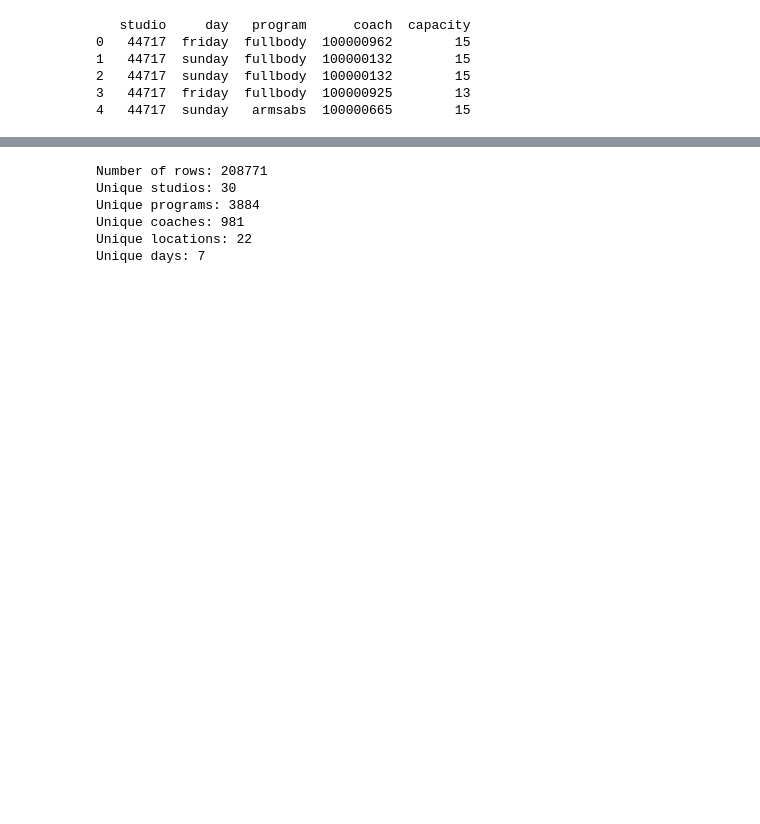
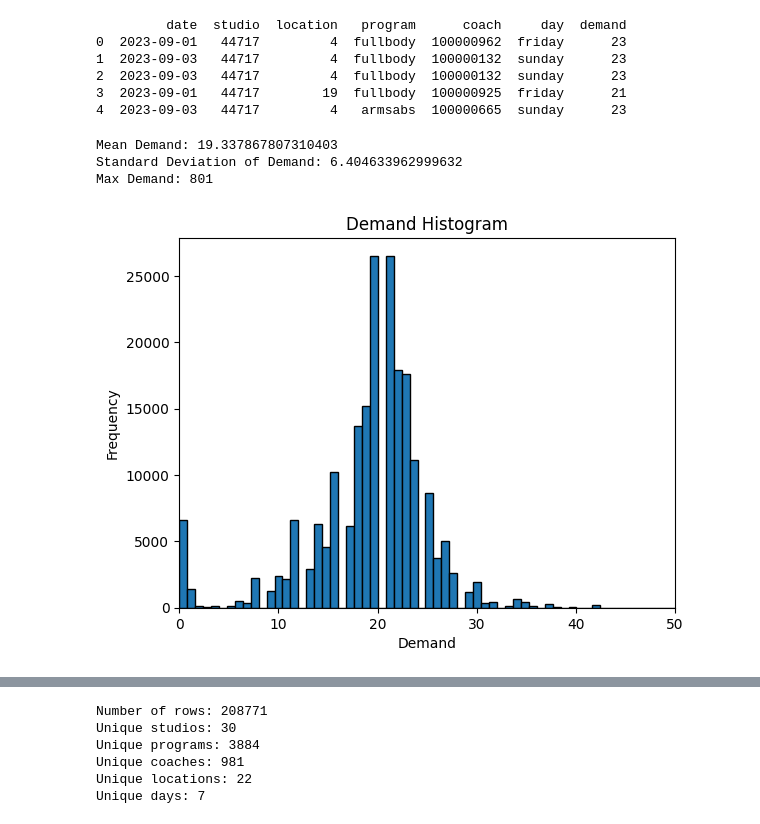
Before and after one commit to worldzhy/scheduling, a Jupyter notebook: src/preprocessing/capacity.ipynb, the cells around one changed output, grey strips where cells are left out. Saved outputs shown, nothing was run; the diff lists cells and outputs as text; code cells hidden in the pictures; blank space fills up the shorter version.

Commit message:
data exploration

```diff
--- a/src/preprocessing/capacity.ipynb
+++ b/src/preprocessing/capacity.ipynb
@@ -4,10 +5,11 @@ import pandas as pd
 # %%
 # Read data
-data = pd.read_csv('../../data/raw/tblclasses.csv', usecols=['LOCATIONID', 'CLASSID', 'STUDIOID', 'CLASSTRAINERID', 'CLASSCAPACITY', 'DAYSUNDAY', 'DAYMONDAY', 'DAYTUESDAY', 'DAYWEDNESDAY', 'DAYTHURSDAY', 'DAYFRIDAY', 'DAYSATURDAY'])
+data = pd.read_csv('../../data/raw/tblclasses.csv', usecols=['CLASSDATESTART', 'LOCATIONID', 'CLASSID', 'STUDIOID', 'CLASSTRAINERID', 'CLASSCAPACITY', 'WAITLISTSIZE', 'DAYSUNDAY', 'DAYMONDAY', 'DAYTUESDAY', 'DAYWEDNESDAY', 'DAYTHURSDAY', 'DAYFRIDAY', 'DAYSATURDAY'])
 
 # Rename the selected columns
 data.rename(
     columns = {
+        'CLASSDATESTART': 'date',
         'LOCATIONID': 'location',
         'CLASSID': 'classid',
         'STUDIOID': 'studio',
@@ -19,7 +21,8 @@ data.rename(
         'DAYTHURSDAY': 'thursday',
         'DAYFRIDAY': 'friday',
         'DAYSATURDAY': 'saturday',
-        'CLASSCAPACITY': 'capacity'
+        'CLASSCAPACITY': 'capacity',
+        'WAITLISTSIZE': 'waitlist',
     },
     inplace = True
 )
@@ -41,15 +44,42 @@ data.rename(
     inplace = True
 )
 
+# Date as date
+data['date'] = pd.to_datetime(data['date'], errors='coerce').dt.date
+
+# Create demand column
+data['demand'] = data['capacity'] + data['waitlist']
+data.drop(columns=['capacity', 'waitlist'], inplace=True)
+
 # Move capacity to be the rightmost columns
-data = data[['studio', 'day', 'program', 'coach', 'capacity']]
+data = data[['date', 'studio', 'location', 'program', 'coach',  'day', 'demand']]
 
 # Print
 print(data.head())
 # %% [output]
-   studio     day   program      coach  capacity
-0   44717  friday  fullbody  100000962        15
-1   44717  sunday  fullbody  100000132        15
-2   44717  sunday  fullbody  100000132        15
-3   44717  friday  fullbody  100000925        13
-4   44717  sunday   armsabs  100000665        15
+         date  studio  location   program      coach     day  demand
+0  2023-09-01   44717         4  fullbody  100000962  friday      23
+1  2023-09-03   44717         4  fullbody  100000132  sunday      23
+2  2023-09-03   44717         4  fullbody  100000132  sunday      23
+3  2023-09-01   44717        19  fullbody  100000925  friday      21
+4  2023-09-03   44717         4   armsabs  100000665  sunday      23
+# %%
+mean_demand = data['demand'].mean()
+std_demand = data['demand'].std()
+max_demand = data['demand'].max()
+
+print(f"Mean Demand: {mean_demand}")
+print(f"Standard Deviation of Demand: {std_demand}")
+print(f"Max Demand: {max_demand}")
+
+plt.hist(data['demand'], bins=1000, edgecolor='k')
+plt.title('Demand Histogram')
+plt.xlabel('Demand')
+plt.ylabel('Frequency')
+plt.xlim(0, 50)
+plt.show()
+# %% [output]
+Mean Demand: 19.337867807310403
+Standard Deviation of Demand: 6.404633962999632
+Max Demand: 801
+[figure, added]
```
Also changed, not shown: parts of 4 cells of this notebook, 2 other files.
